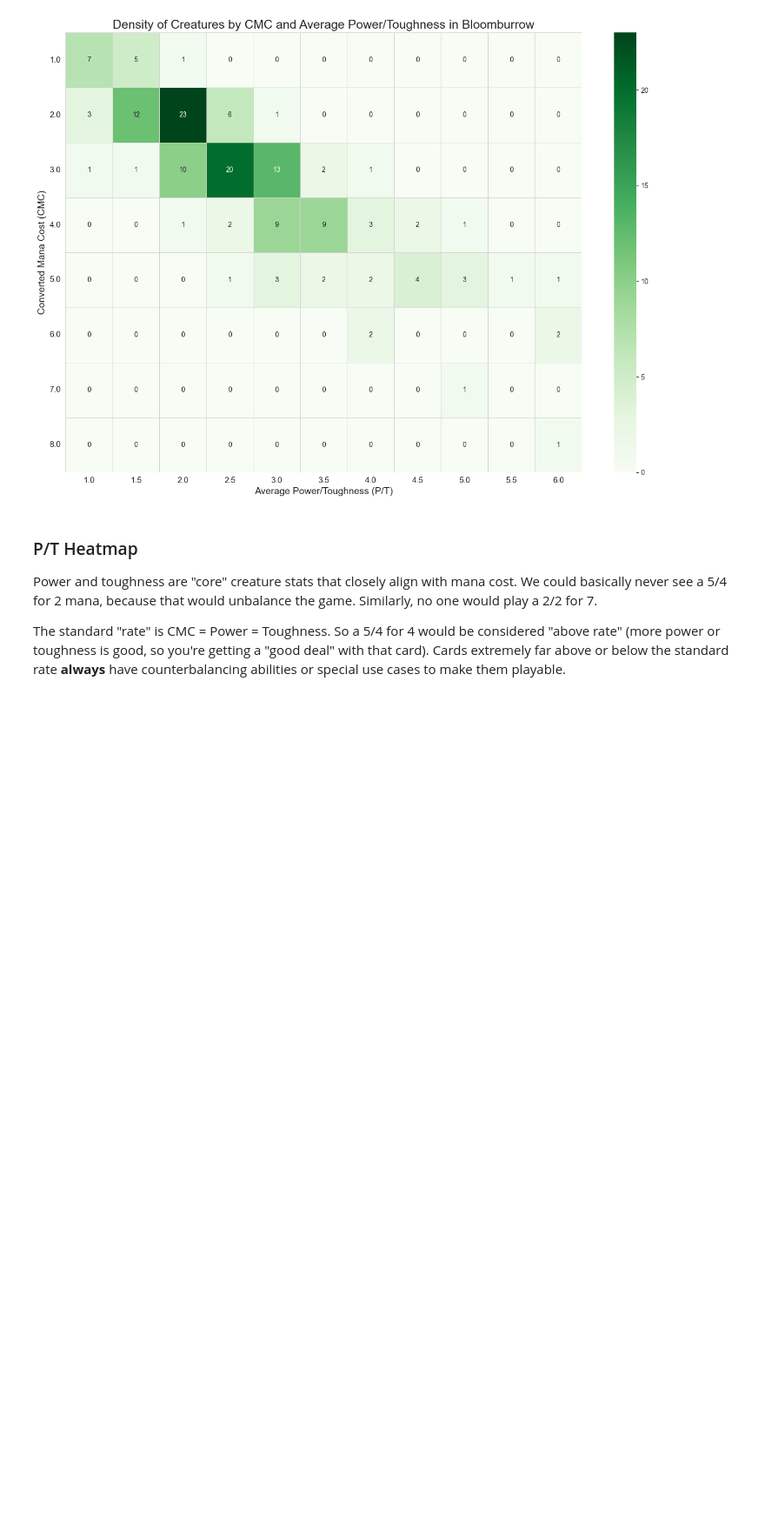
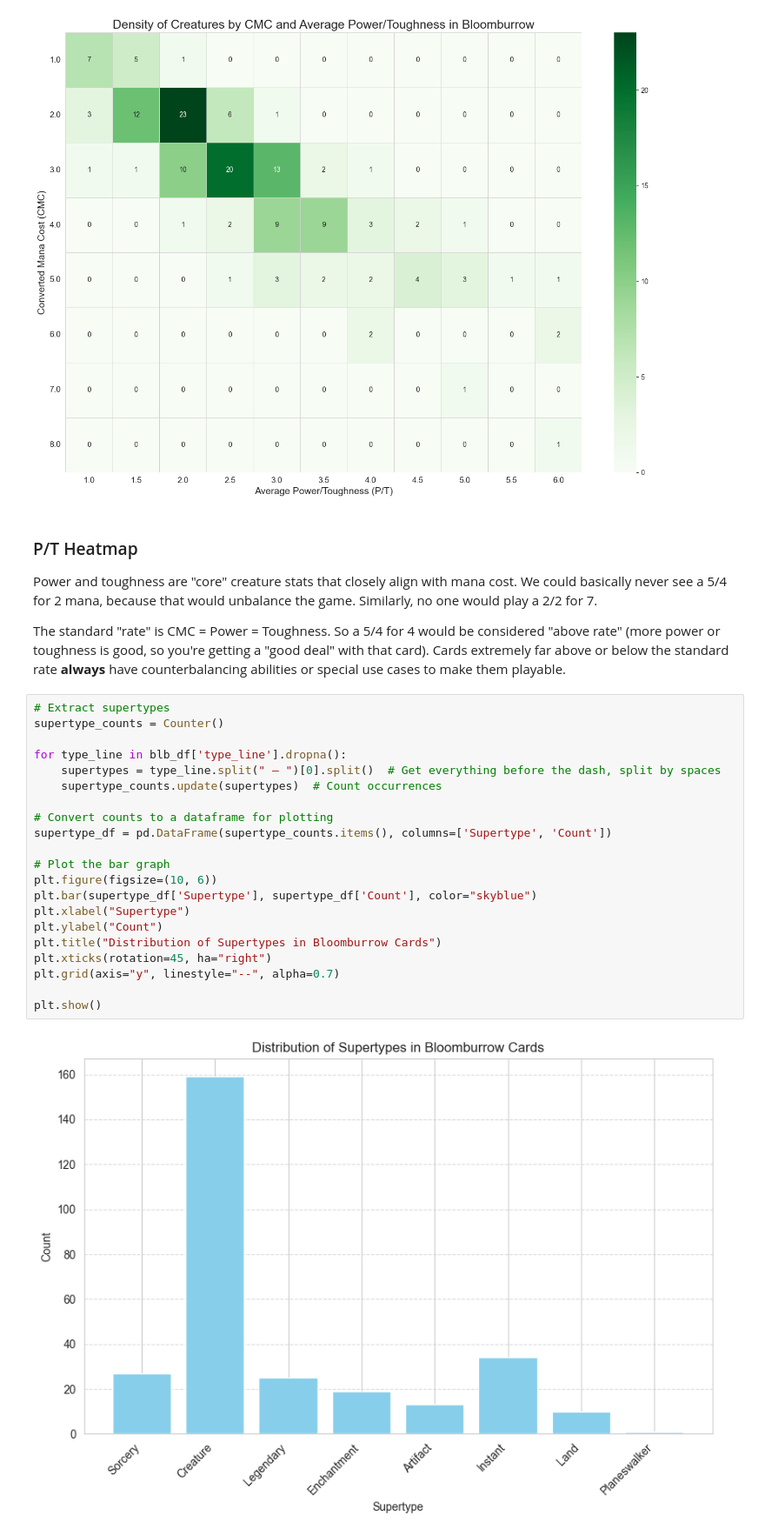
Before and after one commit to pauldennis2/manafest-destiny, a Jupyter notebook: blb_cards_eda.ipynb, the cells around one changed output. Shown: that part at 87% size. Drawn from its saved outputs; the diff is of its cells as text; blank space fills up the shorter version.

```diff
--- a/blb_cards_eda.ipynb
+++ b/blb_cards_eda.ipynb
@@ -605,3 +611,26 @@ plt.show()
 Power and toughness are "core" creature stats that closely align with mana cost. We could basically never see a 5/4 for 2 mana, because that would unbalance the game. Similarly, no one would play a 2/2 for 7.
 
 The standard "rate" is CMC = Power = Toughness. So a 5/4 for 4 would be considered "above rate" (more power or toughness is good, so you're getting a "good deal" with that card). Cards extremely far above or below the standard rate **always** have counterbalancing abilities or special use cases to make them playable.
+# %%
+# Extract supertypes
+supertype_counts = Counter()
+
+for type_line in blb_df['type_line'].dropna():
+    supertypes = type_line.split(" — ")[0].split()  # Get everything before the dash, split by spaces
+    supertype_counts.update(supertypes)  # Count occurrences
+
+# Convert counts to a dataframe for plotting
+supertype_df = pd.DataFrame(supertype_counts.items(), columns=['Supertype', 'Count'])
+
+# Plot the bar graph
+plt.figure(figsize=(10, 6))
+plt.bar(supertype_df['Supertype'], supertype_df['Count'], color="skyblue")
+plt.xlabel("Supertype")
+plt.ylabel("Count")
+plt.title("Distribution of Supertypes in Bloomburrow Cards")
+plt.xticks(rotation=45, ha="right")
+plt.grid(axis="y", linestyle="--", alpha=0.7)
+
+plt.show()
+# %% [output]
+[figure, added]
```
Also changed, not shown: parts of 7 cells of this notebook, 3 other files.
